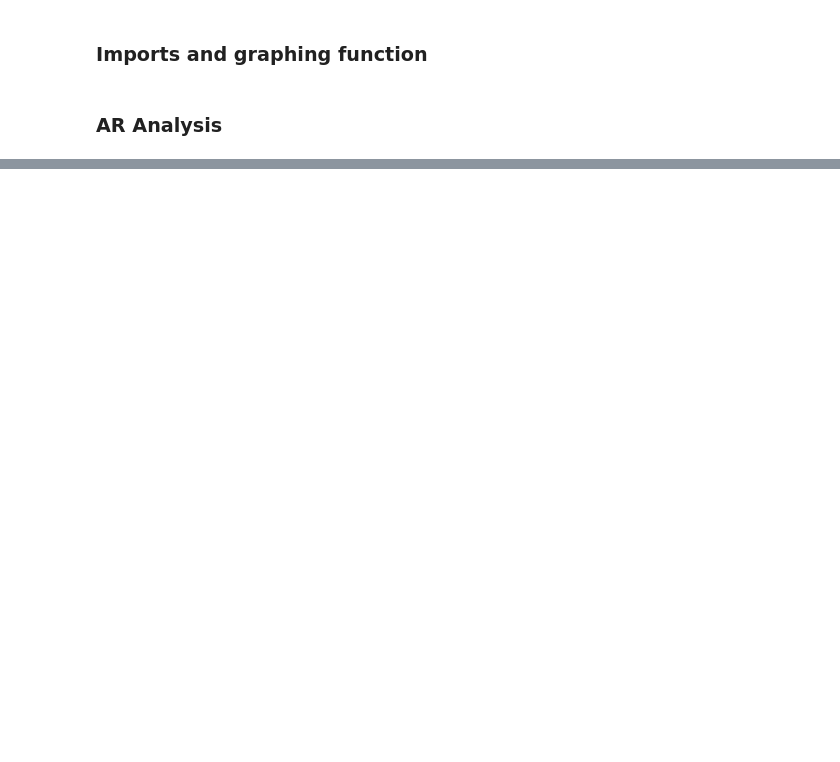
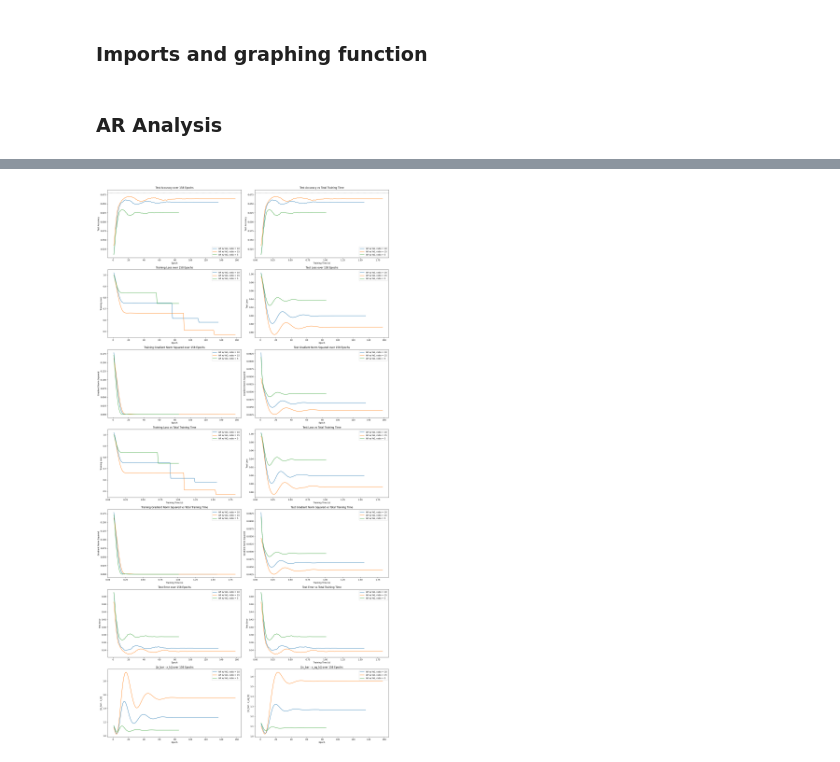
Before and after one commit to thomask902/2024-Numerical-Optimization-Research, a Jupyter notebook: svm/AR_analysis.ipynb, the cells around one changed output, grey strips where cells are left out. Saved outputs shown, nothing was run; the diff lists cells and outputs as text; code cells hidden in the pictures; blank space fills up the shorter version.

```diff
--- a/svm/AR_analysis.ipynb
+++ b/svm/AR_analysis.ipynb
@@ -36,10 +36,10 @@ def plot_results(file_paths, labels):
     total_training_time_list = [df['Training Time (s)'].cumsum() for df in dataframes]
 
     # Check if Epochs are the same across datasets
-    epochs = epochs_list[0]
-    for idx, e in enumerate(epochs_list[1:], start=1):
-        if not epochs.equals(e):
-            print(f"Warning: Epochs in dataset {idx+1} differ from the first dataset.")
+    epoch_lengths = [len(e) for e in epochs_list]
+    max_epochs = max(epoch_lengths)
+    if len(set(epoch_lengths)) > 1:
+        print(f"Warning: Epochs in dataset(s) differ from the longest dataset.")
 
     # Set up colors using a colormap
     cmap_name = 'tab10' if num_datasets <= 10 else 'tab20'
@@ -56,7 +56,7 @@ def plot_results(file_paths, labels):
     axes[0, 0].axhline(y=0.68, color='gray', linestyle='--', linewidth=1)
     axes[0, 0].set_xlabel('Epoch')
     axes[0, 0].set_ylabel('Test Accuracy')
-    axes[0, 0].set_title(f'Test Accuracy over {len(epochs)} Epochs')
+    axes[0, 0].set_title(f'Test Accuracy over {max_epochs} Epochs')
     axes[0, 0].legend()
 
     # Plot 2: Test Accuracy vs Total Training Time (right plot)
@@ -74,7 +74,7 @@ def plot_results(file_paths, labels):
         axes[1, 0].plot(epochs_list[i], training_loss_list[i], label=labels[i], color=colors[i])
     axes[1, 0].set_xlabel('Epoch')
     axes[1, 0].set_ylabel('Training Loss')
-    axes[1, 0].set_title(f'Training Loss over {len(epochs)} Epochs')
+    axes[1, 0].set_title(f'Training Loss over {max_epochs} Epochs')
     axes[1, 0].legend()
 
     # Plot 4: Test Loss over Epochs (right plot)
@@ -82,7 +82,7 @@ def plot_results(file_paths, labels):
         axes[1, 1].plot(epochs_list[i], test_loss_list[i], label=labels[i], color=colors[i])
     axes[1, 1].set_xlabel('Epoch')
     axes[1, 1].set_ylabel('Test Loss')
-    axes[1, 1].set_title(f'Test Loss over {len(epochs)} Epochs')
+    axes[1, 1].set_title(f'Test Loss over {max_epochs} Epochs')
     axes[1, 1].legend()
 
     # Row 3: Training Gradient Norm Squared over Epochs and Test Gradient Norm Squared over Epochs
@@ -91,7 +91,7 @@ def plot_results(file_paths, labels):
         axes[2, 0].plot(epochs_list[i], training_grad_norm_squared_list[i], label=labels[i], color=colors[i])
     axes[2, 0].set_xlabel('Epoch')
     axes[2, 0].set_ylabel('Gradient Norm Squared')
-    axes[2, 0].set_title(f'Training Gradient Norm Squared over {len(epochs)} Epochs')
+    axes[2, 0].set_title(f'Training Gradient Norm Squared over {max_epochs} Epochs')
     axes[2, 0].legend()
 
     # Plot 6: Test Gradient Norm Squared over Epochs (right plot)
@@ -99,7 +99,7 @@ def plot_results(file_paths, labels):
         axes[2, 1].plot(epochs_list[i], test_grad_norm_squared_list[i], label=labels[i], color=colors[i])
     axes[2, 1].set_xlabel('Epoch')
     axes[2, 1].set_ylabel('Gradient Norm Squared')
-    axes[2, 1].set_title(f'Test Gradient Norm Squared over {len(epochs)} Epochs')
+    axes[2, 1].set_title(f'Test Gradient Norm Squared over {max_epochs} Epochs')
     axes[2, 1].legend()
 
     # Row 4: Training Loss vs Total Training Time and Test Loss vs Total Training Time
@@ -142,7 +142,7 @@ def plot_results(file_paths, labels):
         axes[5, 0].plot(epochs_list[i], test_error_list[i], label=labels[i], color=colors[i])
     axes[5, 0].set_xlabel('Epoch')
     axes[5, 0].set_ylabel('Test Error')
-    axes[5, 0].set_title(f'Test Error over {len(epochs)} Epochs')
+    axes[5, 0].set_title(f'Test Error over {max_epochs} Epochs')
     axes[5, 0].legend()
 
     # Plot 12: Test Error Rate vs Training Time (right plot)
@@ -159,7 +159,7 @@ def plot_results(file_paths, labels):
         axes[6, 0].plot(epochs_list[i], x_k_list[i], label=labels[i], color=colors[i])
     axes[6, 0].set_xlabel('Epoch')
     axes[6, 0].set_ylabel('||x_bar - x_k||')
-    axes[6, 0].set_title(f'||x_bar - x_k|| over {len(epochs)} Epochs')
+    axes[6, 0].set_title(f'||x_bar - x_k|| over {max_epochs} Epochs')
     axes[6, 0].legend()
 
     # Plot 12: x_bar vs x_ag_k vs Epoch (right plot)
@@ -167,7 +167,7 @@ def plot_results(file_paths, labels):
         axes[6, 1].plot(epochs_list[i], x_ag_k_list[i], label=labels[i], color=colors[i])
     axes[6, 1].set_xlabel('Epoch')
     axes[6, 1].set_ylabel('||x_bar - x_ag_k||')
-    axes[6, 1].set_title(f'||x_bar - x_ag_k|| over {len(epochs)} Epochs')
+    axes[6, 1].set_title(f'||x_bar - x_ag_k|| over {max_epochs} Epochs')
     axes[6, 1].legend()
 
     # Adjust the layout
@@ -189,0 +318,12 @@ plot_results(files, labels)
+# %%
+# comparing graphs
+
+r10 = "generated/hinge/n_2000_m_1000/AR/no-lr/sigma_ratio_10.0/136/1000/2024-12-04-09:57:49/results.csv"
+r15 = "generated/hinge/n_2000_m_1000/AR/no-lr/sigma_ratio_15.0/158/2024-12-04-11:05:18/results.csv"
+r5 = "generated/hinge/n_2000_m_1000/AR/no-lr/sigma_ratio_5.0/85/2024-12-04-11:14:56/results.csv"
+
+files = [r10, r15, r5]
+labels = ["AR w/ AG, ratio = 10", "AR w/ AG, ratio = 15", "AR w/ AG, ratio = 5"]
+
+plot_results(files, labels)
+# %% [output]
@@ -189,0 +331 @@ plot_results(files, labels)
+[figure, added]
```
Also changed, not shown: parts of 15 cells of this notebook, 1 other file.
